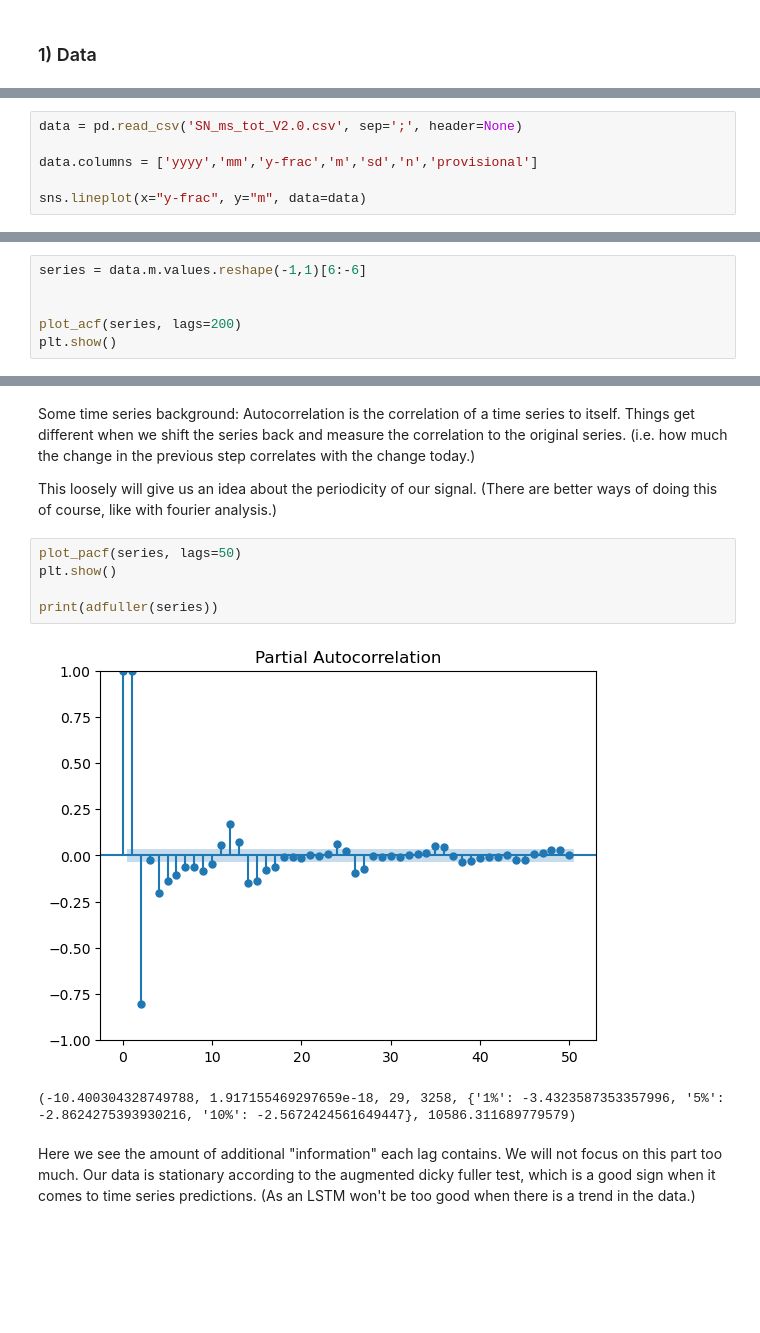
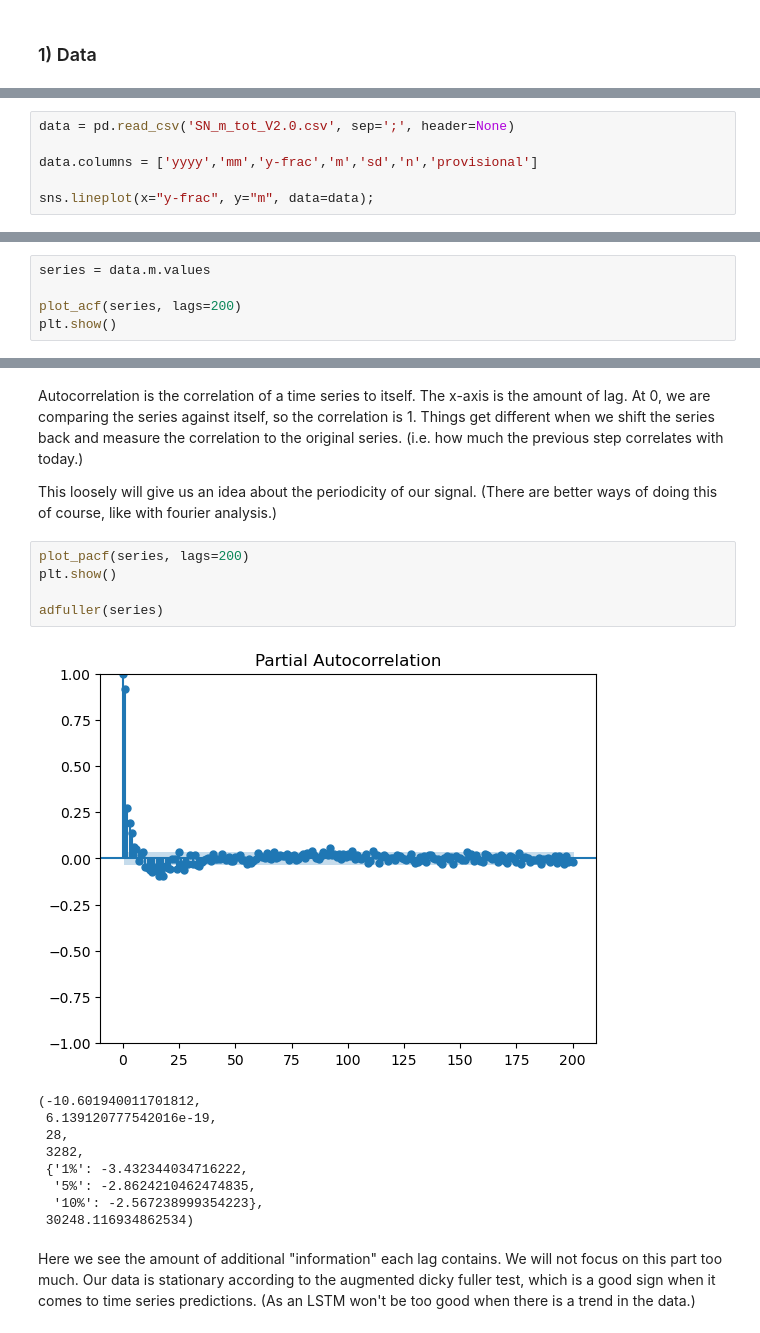
Before and after one commit to volgasezen/di504, a Jupyter notebook: Lab3/2-Lab3_LSTMs.ipynb, the cells around one changed output, grey strips where cells are left out. Drawn from its saved outputs; the diff is of its cells as text; blank space fills up the shorter version.

```diff
--- a/Lab3/2-Lab3_LSTMs.ipynb
+++ b/Lab3/2-Lab3_LSTMs.ipynb
@@ -31,7 +42,7 @@ Here our aim will be to forecast the total number of sunspots on the sun for the
 # %%
-data = pd.read_csv('SN_ms_tot_V2.0.csv', sep=';', header=None)
+data = pd.read_csv('SN_m_tot_V2.0.csv', sep=';', header=None)
 
 data.columns = ['yyyy','mm','y-frac','m','sd','n','provisional']
 
-sns.lineplot(x="y-frac", y="m", data=data)
+sns.lineplot(x="y-frac", y="m", data=data);
 # %% [output]
@@ -42,6 +54,5 @@ This dataset was averaged over 13 month periods, hence the -1 values at the star
 # %%
-series = data.m.values.reshape(-1,1)[6:-6]
-
+series = data.m.values
 
 plot_acf(series, lags=200)
 plt.show()
@@ -50,14 +61,21 @@ plt.show()
 # %% [markdown]
-Some time series background: Autocorrelation is the correlation of a time series to itself. Things get different when we shift the series back and measure the correlation to the original series. (i.e. how much the change in the previous step correlates with the change today.)
+Autocorrelation is the correlation of a time series to itself. The x-axis is the amount of lag. At 0, we are comparing the series against itself, so the correlation is 1. Things get different when we shift the series back and measure the correlation to the original series. (i.e. how much the previous step correlates with today.)
 
 This loosely will give us an idea about the periodicity of our signal. (There are better ways of doing this of course, like with fourier analysis.)
 # %%
-plot_pacf(series, lags=50)
+plot_pacf(series, lags=200)
 plt.show()
 
-print(adfuller(series))
+adfuller(series)
 # %% [output]
-[figure, old version]
+[figure, new version]
-(-10.400304328749788, 1.917155469297659e-18, 29, 3258, {'1%': -3.4323587353357996, '5%': -2.8624275393930216, '10%': -2.5672424561649447}, 10586.311689779579)
+(-10.601940011701812,
+ 6.139120777542016e-19,
+ 28,
+ 3282,
+ {'1%': -3.432344034716222,
+  '5%': -2.8624210462474835,
+  '10%': -2.567238999354223},
+ 30248.116934862534)
 # %% [markdown]
 Here we see the amount of additional "information" each lag contains. We will not focus on this part too much. Our data is stationary according to the augmented dicky fuller test, which is a good sign when it comes to time series predictions. (As an LSTM won't be too good when there is a trend in the data.)
```
Also changed, not shown: parts of 51 cells of this notebook, 4 other files.
